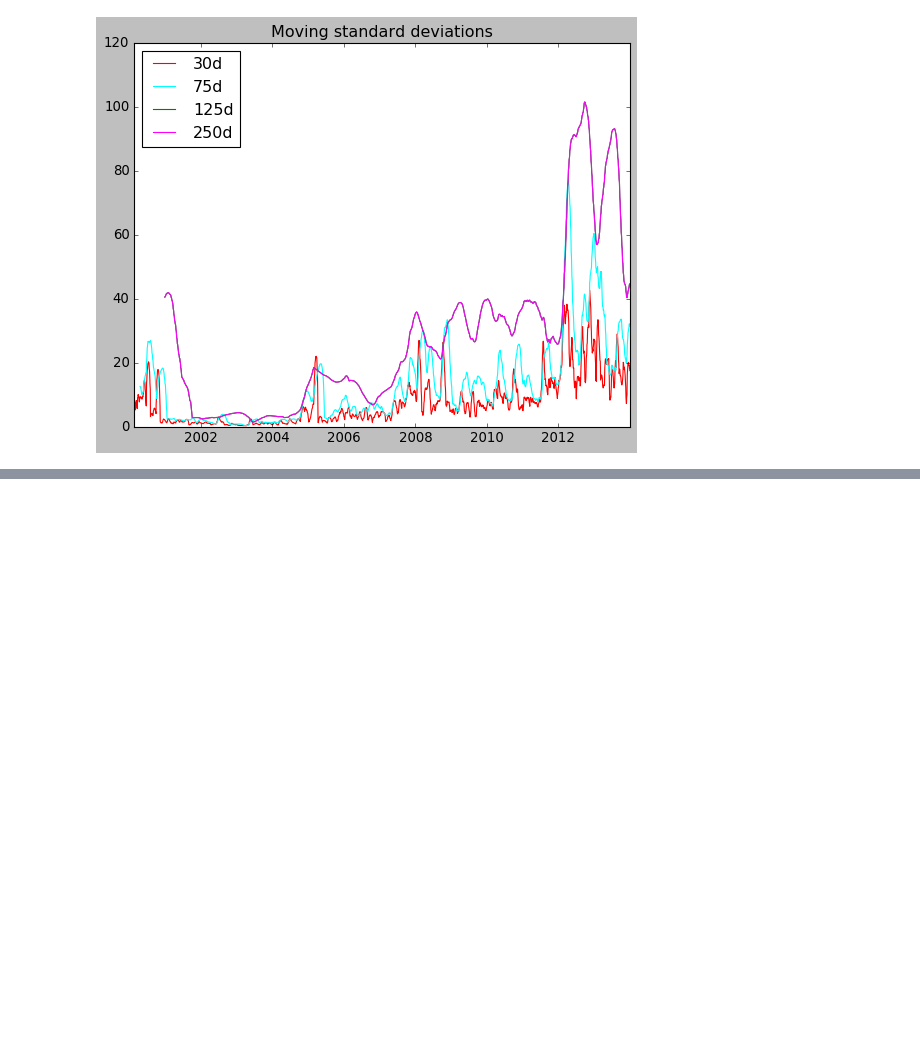
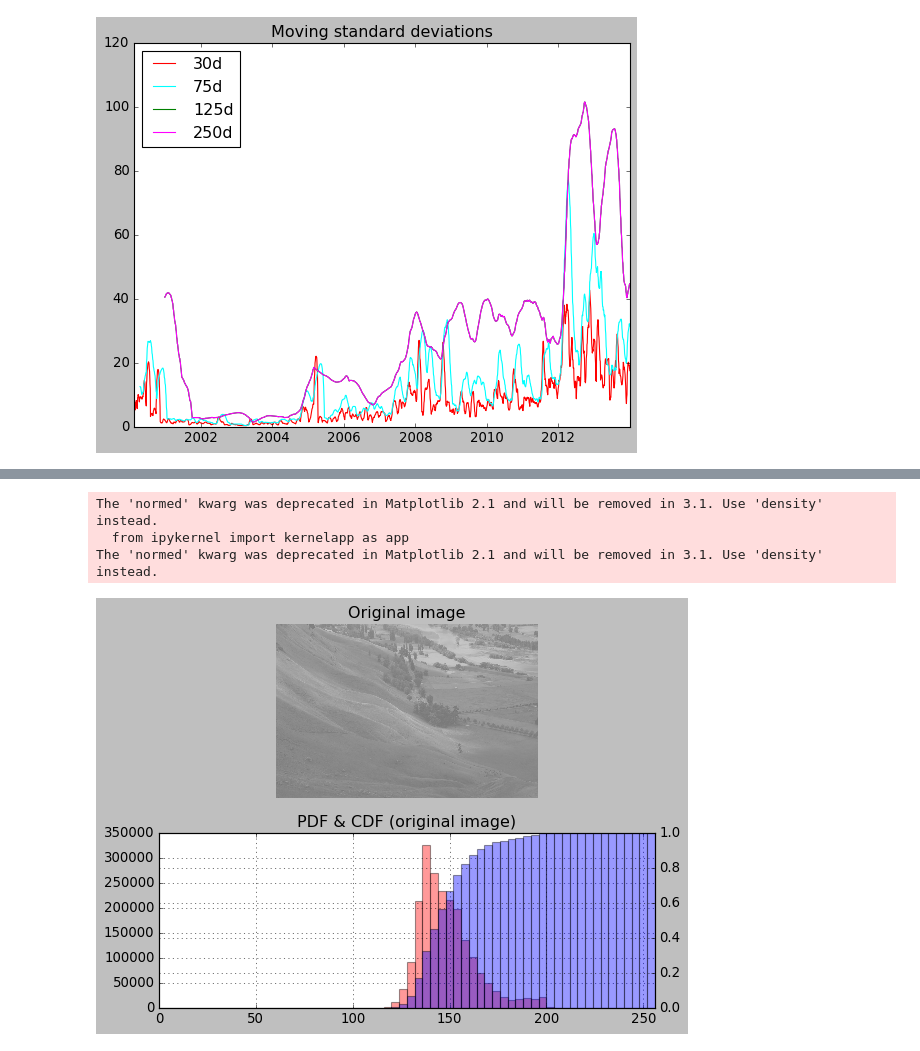
Before and after one commit to afminmax/DC-Data-Scientist-Lessons, a Jupyter notebook: 14-Intro-to-Python-Visualizations/python-viz-1.ipynb, the cells around one changed output, grey strips where cells are left out. Cells and saved outputs as stored; diff of their text form; code cells hidden in the pictures; blank space fills up the shorter version.

```diff
--- a/14-Intro-to-Python-Visualizations/python-viz-1.ipynb
+++ b/14-Intro-to-Python-Visualizations/python-viz-1.ipynb
@@ -1218,0 +1261,35 @@ plt.show()
+# %%
+# Load the image into an array: image
+image = plt.imread('Unequalized_Hawkes_Bay_NZ.jpg')
+
+# Display image in top subplot using color map 'gray'
+plt.subplot(2,1,1)
+plt.imshow(image, cmap='gray')
+plt.title('Original image')
+plt.axis('off')
+
+# Flatten the image into 1 dimension: pixels
+pixels = image.flatten()
+
+# Display a histogram of the pixels in the bottom subplot
+plt.subplot(2,1,2)
+pdf = plt.hist(pixels, bins=64, range=(0,256), normed=False, color='red', alpha=0.4)
+plt.grid('off')
+
+# Use plt.twinx() to overlay the CDF in the bottom subplot
+plt.twinx()
+
+# Display a cumulative histogram of the pixels
+cdf = plt.hist(pixels, bins=64, range=(0,256),
+               normed=True, color='blue',cumulative= True, alpha=0.4)
+
+# Specify x-axis range, hide axes, add title and display plot
+plt.xlim((0,256))
+plt.grid('off')
+plt.title('PDF & CDF (original image)')
+plt.show()
+# %% [output]
+The 'normed' kwarg was deprecated in Matplotlib 2.1 and will be removed in 3.1. Use 'density' instead.
+  from ipykernel import kernelapp as app
+The 'normed' kwarg was deprecated in Matplotlib 2.1 and will be removed in 3.1. Use 'density' instead.
+[figure, added]
```
Also changed, not shown: parts of 13 cells of this notebook.
